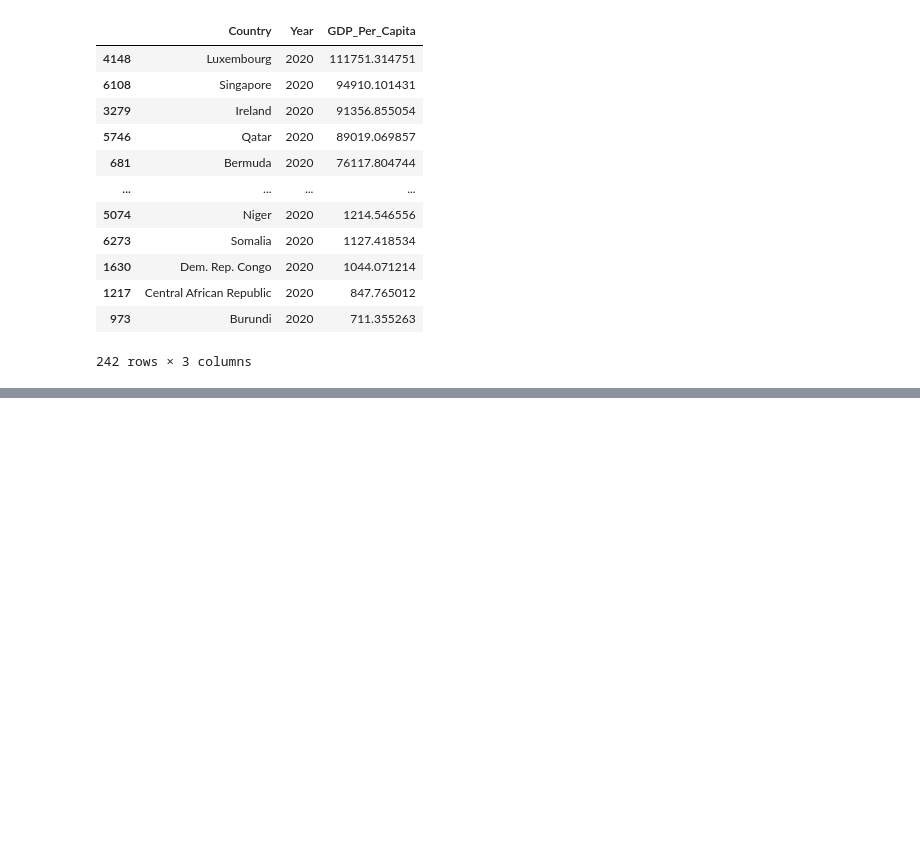
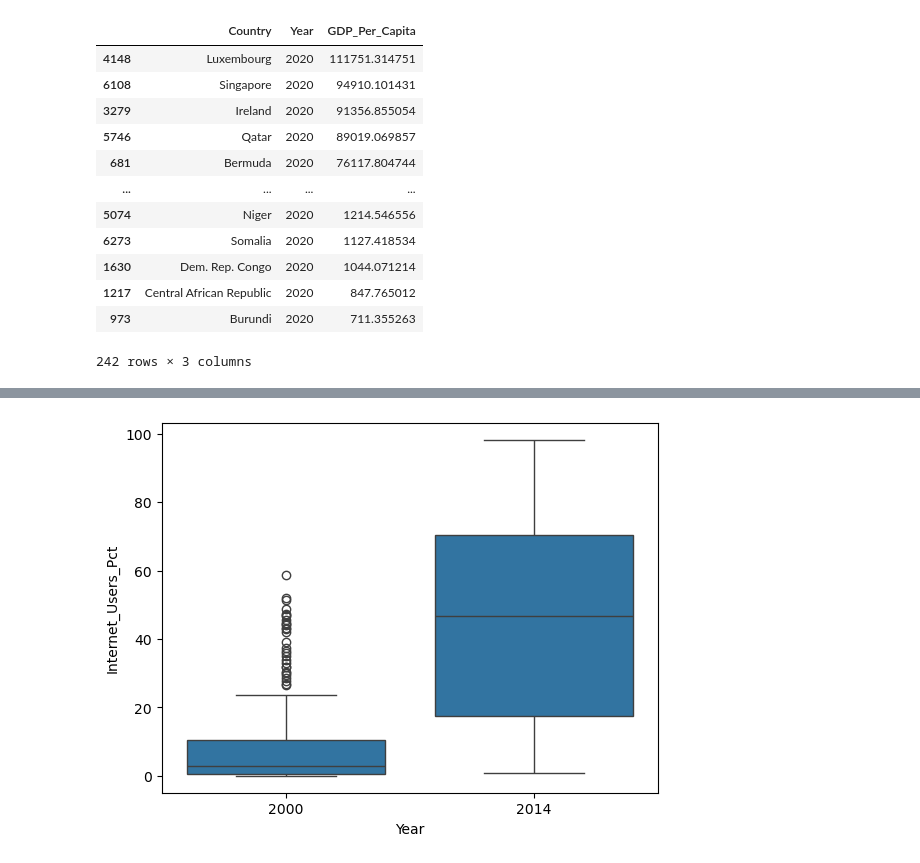
Before and after one commit to NSS-Full-Time-Data-Analytics-14/gdp-and-internet-usage-JaimeGarcia1998, a Jupyter notebook: Notebook/un_project.ipynb, the cells around one changed output, grey strips where cells are left out. Saved outputs shown, nothing was run; the diff lists cells and outputs as text; code cells hidden in the pictures; blank space fills up the shorter version.

```diff
--- a/Notebook/un_project.ipynb
+++ b/Notebook/un_project.ipynb
@@ -217,0 +223,3 @@ sns.lineplot(x= lux_gdp_df['GDP_Per_Capita'],y = lux_gdp_df['Year'])
+# %%
+internet_df = pd.read_csv('../data/internet_use.csv',nrows=6083)
+internet_df
@@ -217,0 +248,4 @@ sns.lineplot(x= lux_gdp_df['GDP_Per_Capita'],y = lux_gdp_df['Year'])
+# %%
+rename_internet_df = internet_df.drop(columns = 'Value Footnotes')
+rename_internet_df = rename_internet_df.rename(columns={'Country or Area': 'Country','Year':'Year','Value':'Internet_Users_Pct'})
+rename_internet_df
@@ -217,0 +318,5 @@ sns.lineplot(x= lux_gdp_df['GDP_Per_Capita'],y = lux_gdp_df['Year'])
+# %%
+two_years=rename_internet_df.loc[(rename_internet_df['Year'] == 2000 )| (rename_internet_df['Year'] ==2014)]
+sns.boxplot(y= two_years['Internet_Users_Pct'],x = two_years['Year']);
+# %% [output]
+[figure, added]
```
Also changed, not shown: parts of 21 cells of this notebook.
